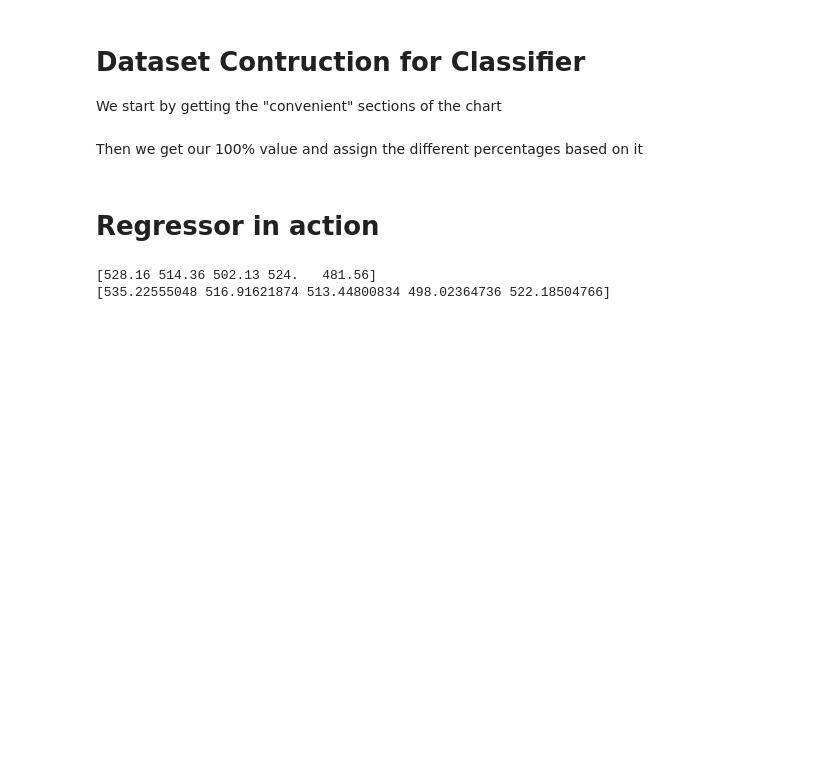
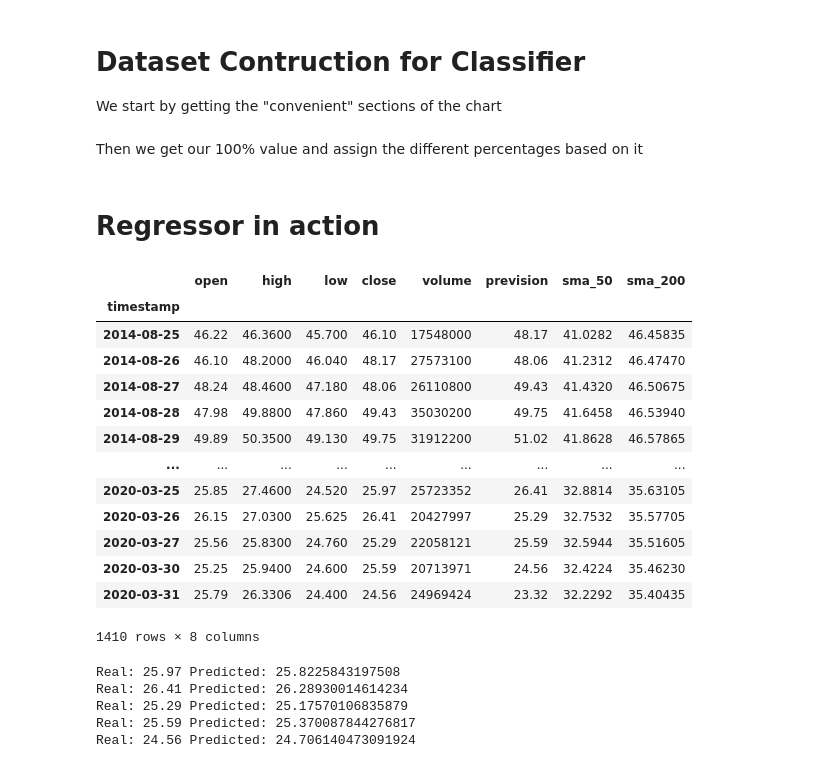
Before and after one commit to Gprisco/Stock-Prediction-Dataset, a Jupyter notebook: Finance.ipynb, the cells around one changed output. Cells and saved outputs as stored; diff of their text form; code cells hidden in the pictures; blank space fills up the shorter version.

```diff
--- a/Finance.ipynb
+++ b/Finance.ipynb
@@ -95,6 +95,23 @@ for index, section in df_class.items():
 dataset.drop(columns=['prevision', 'percentage']).to_csv(symbol + "_train.csv")
 # %% [markdown]
 # Regressor in action
+# %%
+df
+# %% [output]
+|  | open | high | low | close | volume | prevision | sma_50 | sma_200 |
+| timestamp |  |  |  |  |  |  |  |  |
+| 2014-08-25 | 46.22 | 46.3600 | 45.700 | 46.10 | 17548000 | 48.17 | 41.0282 | 46.45835 |
+| 2014-08-26 | 46.10 | 48.2000 | 46.040 | 48.17 | 27573100 | 48.06 | 41.2312 | 46.47470 |
+| 2014-08-27 | 48.24 | 48.4600 | 47.180 | 48.06 | 26110800 | 49.43 | 41.4320 | 46.50675 |
+| 2014-08-28 | 47.98 | 49.8800 | 47.860 | 49.43 | 35030200 | 49.75 | 41.6458 | 46.53940 |
+| 2014-08-29 | 49.89 | 50.3500 | 49.130 | 49.75 | 31912200 | 51.02 | 41.8628 | 46.57865 |
+| ... | ... | ... | ... | ... | ... | ... | ... | ... |
+| 2020-03-25 | 25.85 | 27.4600 | 24.520 | 25.97 | 25723352 | 26.41 | 32.8814 | 35.63105 |
+| 2020-03-26 | 26.15 | 27.0300 | 25.625 | 26.41 | 20427997 | 25.29 | 32.7532 | 35.57705 |
+| 2020-03-27 | 25.56 | 25.8300 | 24.760 | 25.29 | 22058121 | 25.59 | 32.5944 | 35.51605 |
+| 2020-03-30 | 25.25 | 25.9400 | 24.600 | 25.59 | 20713971 | 24.56 | 32.4224 | 35.46230 |
+| 2020-03-31 | 25.79 | 26.3306 | 24.400 | 24.56 | 24969424 | 23.32 | 32.2292 | 35.40435 |
+1410 rows × 8 columns
 # %%
 X = np.array(df.drop(['prevision'], 1))
 Y = np.array(df['prevision'])
@@ -109,8 +126,11 @@ reg = LinearRegression()
 reg.fit(X_train, Y_train)
 prevision = reg.predict(X_prediction)
 
-print(Y[-5:])
-print(prevision)
+for i in range(-5, 0):
+    print("Real: " + str(df['close'][i]), "Predicted: " + str(prevision[i]))
 # %% [output]
-[528.16 514.36 502.13 524.   481.56]
-[535.22555048 516.91621874 513.44800834 498.02364736 522.18504766]
+Real: 25.97 Predicted: 25.8225843197508
+Real: 26.41 Predicted: 26.28930014614234
+Real: 25.29 Predicted: 25.17570106835879
+Real: 25.59 Predicted: 25.370087844276817
+Real: 24.56 Predicted: 24.706140473091924
```
Also changed, not shown: parts of 1 cell of this notebook.
